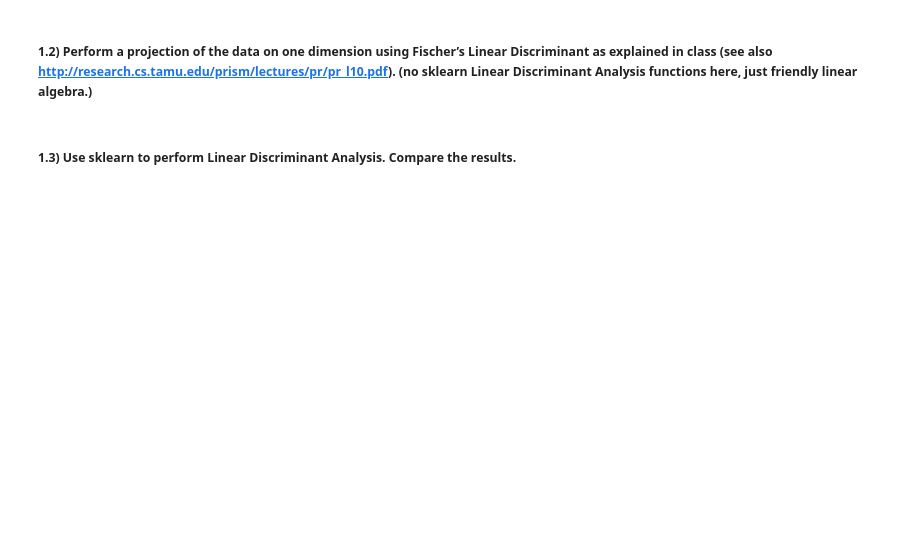
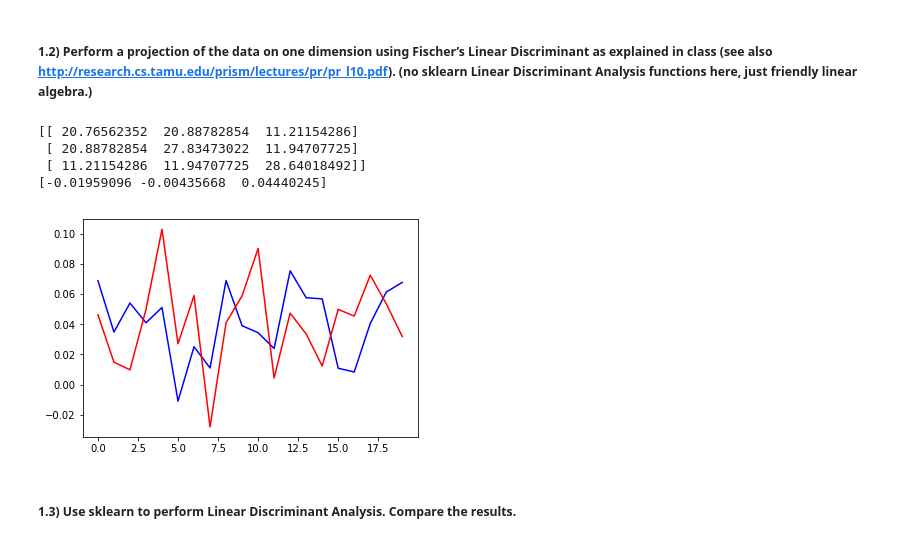
Before and after one commit to KylePolansky/EE379K-DS, a Jupyter notebook: Lab5/Lab5.ipynb, the cells around one changed output. Drawn from its saved outputs; the diff is of its cells as text; code cells hidden in the pictures; blank space fills up the shorter version.

```diff
--- a/Lab5/Lab5.ipynb
+++ b/Lab5/Lab5.ipynb
@@ -9,4 +35,19 @@ Karthik Konath (kk28699), Kyle Polansky (kpp446)
 # %% [markdown]
 ##### 1.2) Perform a projection of the data on one dimension using Fischer’s Linear Discriminant as explained in class (see also http://research.cs.tamu.edu/prism/lectures/pr/pr_l10.pdf). (no sklearn Linear Discriminant Analysis functions here, just friendly linear algebra.)
+# %%
+Sw=np.dot((rp1-mean1).T, (rp1-mean1))+np.dot((rp2-rp2).T, (rp2-rp2))
+print Sw
+wstar=np.dot(np.linalg.inv(Sw), np.subtract(mean2,mean1))
+print wstar
+
+plt.plot(np.dot(rp1, wstar), "b", label="rp1")
+plt.plot(np.dot(rp2, wstar), "r", label="rp2")
+plt.show()
+# %% [output]
+[[ 20.76562352  20.88782854  11.21154286]
+ [ 20.88782854  27.83473022  11.94707725]
+ [ 11.21154286  11.94707725  28.64018492]]
+[-0.01959096 -0.00435668  0.04440245]
+[figure, added]
 # %% [markdown]
 ##### 1.3) Use sklearn to perform Linear Discriminant Analysis. Compare the results.
```
Also changed, not shown: parts of 11 cells of this notebook, 1 other file.
